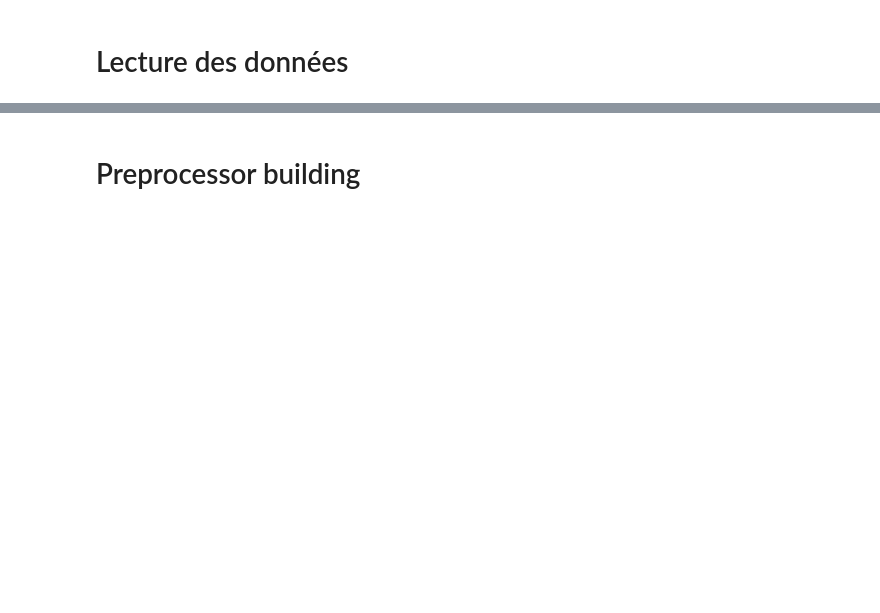
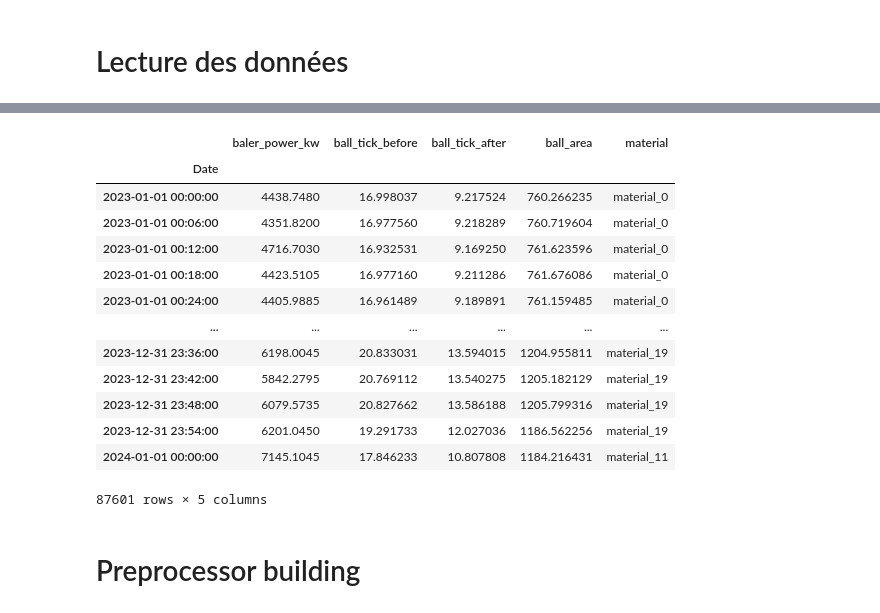
Before and after one commit to davidmouquetGit/Create-ML-Pipeline, a Jupyter notebook: Build Modele.ipynb, the cells around one changed output, grey strips where cells are left out. Saved outputs shown, nothing was run; the diff lists cells and outputs as text; code cells hidden in the pictures; blank space fills up the shorter version.

```diff
--- a/Build Modele.ipynb
+++ b/Build Modele.ipynb
@@ -3,4 +3,6 @@
 # %%
 import pandas as pd
 
-data = pd.read_csv("data/dktcc.csv",sep=";",decimal=",")
+file_path = "data/presse balles/baler2 consumption.csv"
+
+data = pd.read_csv(file_path,sep=",",decimal=".")
@@ -41,2 +8,0 @@ Name: Tpf1, dtype: float64
-# %%
-data["METAL"] = data["METAL"].astype(str)
@@ -49,2 +8,0 @@ features = ['D_EPF_2','D_EPF_1', 'LARG_S_E5', 'METAL']
-# %%
-data = data.iloc[1:150000]
@@ -51,3 +12,26 @@ data = data.iloc[1:150000]
+# %%
+import datetime
+data['Date'] = data['Date'].apply(lambda x: datetime.datetime.strptime(str(x), "%Y-%m-%d %H:%M:%S"))
+data.set_index('Date',inplace=True)
+
+data = data[data.index<= "2024-01-01 00:00:00"]
+# %%
+data
+# %% [output]
+|  | baler_power_kw | ball_tick_before | ball_tick_after | ball_area | material |
+| Date |  |  |  |  |  |
+| 2023-01-01 00:00:00 | 4438.7480 | 16.998037 | 9.217524 | 760.266235 | material_0 |
+| 2023-01-01 00:06:00 | 4351.8200 | 16.977560 | 9.218289 | 760.719604 | material_0 |
+| 2023-01-01 00:12:00 | 4716.7030 | 16.932531 | 9.169250 | 761.623596 | material_0 |
+| 2023-01-01 00:18:00 | 4423.5105 | 16.977160 | 9.211286 | 761.676086 | material_0 |
+| 2023-01-01 00:24:00 | 4405.9885 | 16.961489 | 9.189891 | 761.159485 | material_0 |
+| ... | ... | ... | ... | ... | ... |
+| 2023-12-31 23:36:00 | 6198.0045 | 20.833031 | 13.594015 | 1204.955811 | material_19 |
+| 2023-12-31 23:42:00 | 5842.2795 | 20.769112 | 13.540275 | 1205.182129 | material_19 |
+| 2023-12-31 23:48:00 | 6079.5735 | 20.827662 | 13.586188 | 1205.799316 | material_19 |
+| 2023-12-31 23:54:00 | 6201.0450 | 19.291733 | 12.027036 | 1186.562256 | material_19 |
+| 2024-01-01 00:00:00 | 7145.1045 | 17.846233 | 10.807808 | 1184.216431 | material_11 |
+87601 rows × 5 columns
 # %% [markdown]
 # Preprocessor building
 # %%
```
Also changed, not shown: parts of 15 cells of this notebook, 2 other files.
